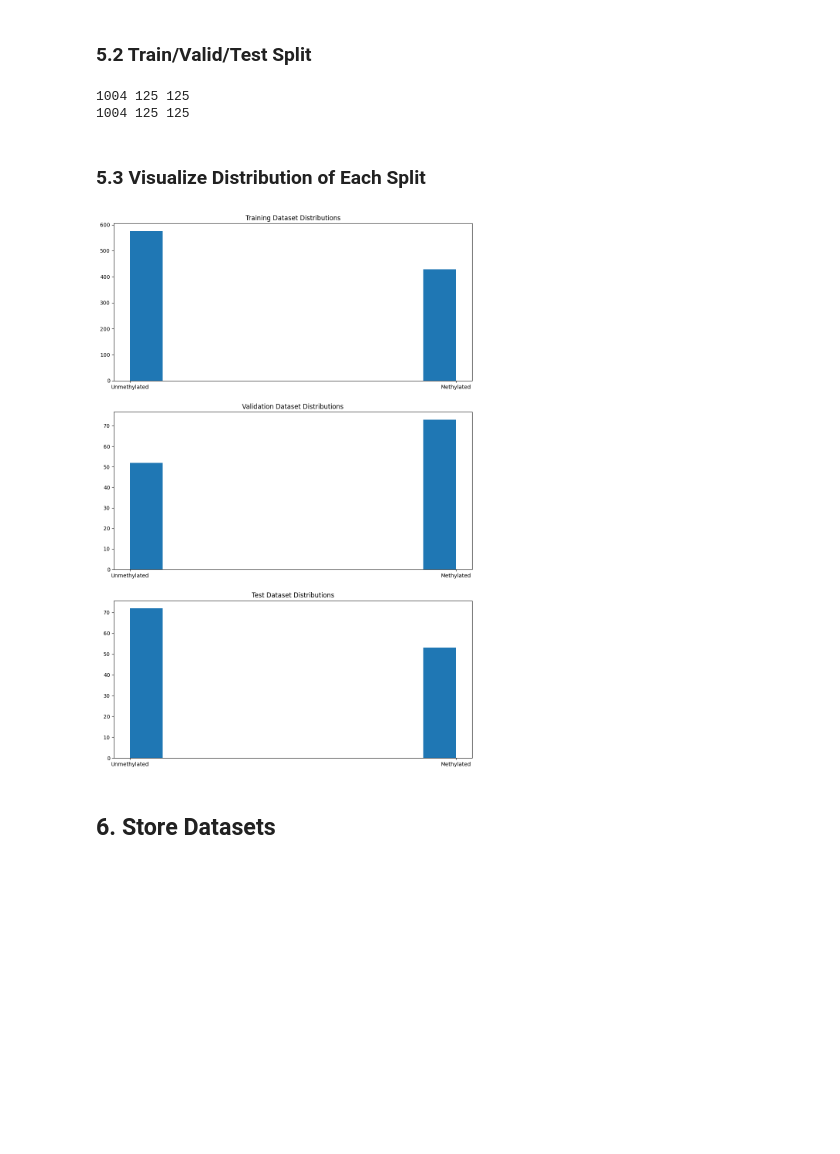
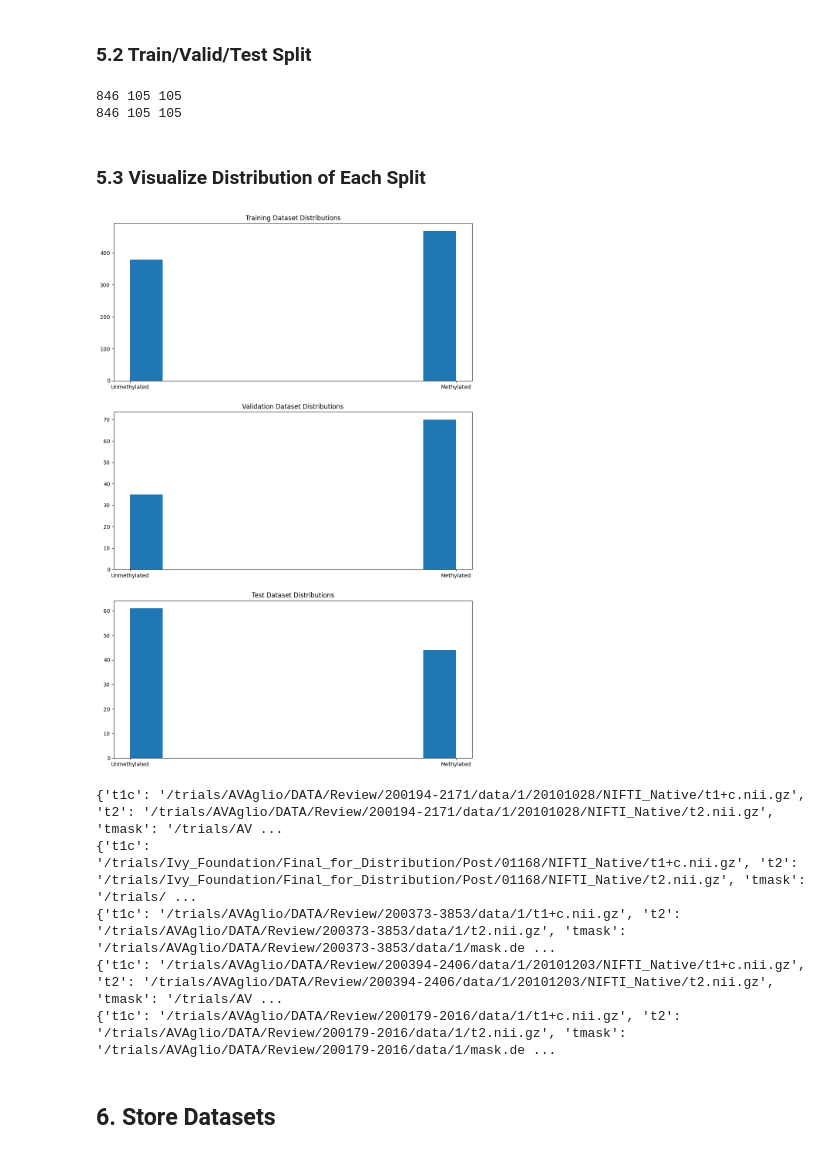
Before and after one commit to rizvi-ha/mgmt-classifier, a Jupyter notebook: CreateDataset.ipynb, the cells around one changed output. Drawn from its saved outputs; the diff is of its cells as text; code cells hidden in the pictures; blank space fills up the shorter version.

```diff
--- a/CreateDataset.ipynb
+++ b/CreateDataset.ipynb
@@ -90,21 +107,2 @@ for i in atlas_data.index:
 # %% [markdown]
 #### 2.3.2 Adding Labels and Image Paths to List
-# %%
-atlas_root = '/trials/Atlas_Concatenated/AVAglio'
-atlas_flair = []
-atlas_flair_mask = []
-atlas_mgmt = []
-
-for key in atlas_labels.keys():
-    flair_path = atlas_root + '/Flair/AVAglio-flair_' + "{:04d}".format(key) + '.nii.gz'
-    flair_mask_path = atlas_root + '/Flair_Masks/AVAglio-flairmask_' + "{:04d}".format(key) + '.nii.gz'
-
-    if (os.path.isfile(flair_path)) and (os.path.isfile(flair_mask_path)):
-        atlas_flair.append(flair_path)
-        atlas_flair_mask.append(flair_mask_path)
-        atlas_mgmt.append(atlas_labels[key])
-
-print(len(atlas_flair))
-
-assert(len(atlas_flair) == len(atlas_mgmt))
-assert(len(atlas_flair) == len(atlas_flair_mask))
@@ -113,8 +157,8 @@ assert(len(atlas_flair) == len(atlas_flair_mask))
 # %% [markdown]
 ## 3. Create Data Dictionaries
 # %%
-dataset_ivy = pd.DataFrame(np.column_stack([ivy_flair, ivy_flair_mask, ivy_mgmt]), columns=['Flair', 'Flair_Mask', 'MGMT'])
-dataset_atlas = pd.DataFrame(np.column_stack([atlas_flair, atlas_flair_mask, atlas_mgmt]), columns=['Flair', 'Flair_Mask', 'MGMT'])
+dataset_ivy = pd.DataFrame(np.column_stack([ivy_t1c, ivy_t2, ivy_mask, ivy_mgmt]), columns=['t1c', 't2', 'tmask', 'MGMT'])
+dataset_atlas = pd.DataFrame(np.column_stack([atlas_t1c, atlas_t2, atlas_mask, atlas_mgmt]), columns=['t1c', 't2', 'tmask', 'MGMT'])
 
 dataset_all = result = pd.concat([dataset_ivy, dataset_atlas])
 print("Initial list  size  All - "  + str(dataset_all.shape))
@@ -167,51 +211,59 @@ test_size = int(dataset_all.shape[0] * 0.1)
 print(train_size, valid_size, test_size)
 
 dictionary_train = [
-    {"Flair_Image": a, "Flair_Path": b, "Flair_Mask_Image": c, "Flair_Mask_Path": d, "MGMT": e}
-    for a, b, c, d, e in zip(dataset_all[:train_size].Flair, dataset_all[:train_size].Flair, dataset_all[:train_size].Flair_Mask, dataset_all[:train_size].Flair_Mask, dataset_all[:train_size].MGMT)
+    {"t1c": a, "t2": b, "tmask": c, "MGMT": d}
+    for a, b, c, d in zip(dataset_all[:train_size].t1c, dataset_all[:train_size].t2, dataset_all[:train_size].tmask, dataset_all[:train_size].MGMT)
 ]
 
 dictionary_valid = [
-    {"Flair_Image": a, "Flair_Path": b, "Flair_Mask_Image": c, "Flair_Mask_Path": d, "MGMT": e}
-    for a, b, c, d, e in zip(dataset_all[train_size:train_size+valid_size].Flair, dataset_all[train_size:train_size+valid_size].Flair, dataset_all[train_size:train_size+valid_size].Flair_Mask, dataset_all[train_size:train_size+valid_size].Flair_Mask, dataset_all[train_size:train_size+valid_size].MGMT)
+    {"t1c": a, "t2": b, "tmask": c, "MGMT": d}
+    for a, b, c, d in zip(dataset_all[train_size:train_size+valid_size].t1c, dataset_all[train_size:train_size+valid_size].t2, dataset_all[train_size:train_size+valid_size].tmask, dataset_all[train_size:train_size+valid_size].MGMT)
 ]
 
 dictionary_test = [
-    {"Flair_Image": a, "Flair_Path": b, "Flair_Mask_Image": c, "Flair_Mask_Path": d, "MGMT": e}
-    for a, b, c, d, e in zip(dataset_all[-test_size:].Flair, dataset_all[-test_size:].Flair, dataset_all[-test_size:].Flair_Mask, dataset_all[-test_size:].Flair_Mask, dataset_all[-test_size:].MGMT)
+    {"t1c": a, "t2": b, "tmask": c, "MGMT": d}
+    for a, b, c, d in zip(dataset_all[-test_size:].t1c, dataset_all[-test_size:].t2, dataset_all[-test_size:].tmask, dataset_all[-test_size:].MGMT)
 ]
 
 print(len(dictionary_train), len(dictionary_valid), len(dictionary_test))
 # %% [output]
-1004 125 125
-1004 125 125
+846 105 105
+846 105 105
 # %% [markdown]
 ### 5.3 Visualize Distribution of Each Split
 # %%
 bins = [0, 1]
 mgmt_status = ["Unmethylated", "Methylated"]
 
 
 plt.figure("distributions", (12,18))
 
 plt.subplot(3, 1, 1)
 plt.title("Training Dataset Distributions")
 plt.hist(dataset_all[:train_size].MGMT)
 plt.xticks(bins, labels=mgmt_status)
 
 plt.subplot(3, 1, 2)
 plt.title("Validation Dataset Distributions")
 plt.hist(dataset_all[train_size:train_size+valid_size].MGMT)
 plt.xticks(bins, labels=mgmt_status)
 
 plt.subplot(3, 1, 3)
 plt.title("Test Dataset Distributions")
 plt.hist(dataset_all[-test_size:].MGMT)
 plt.xticks(bins, labels=mgmt_status)
 
 plt.show()
+
+for i in range(5):
+    print(dictionary_valid[i])
 # %% [output]
-[figure, old version]
+[figure, new version]
+{'t1c': '/trials/AVAglio/DATA/Review/200194-2171/data/1/20101028/NIFTI_Native/t1+c.nii.gz', 't2': '/trials/AVAglio/DATA/Review/200194-2171/data/1/20101028/NIFTI_Native/t2.nii.gz', 'tmask': '/trials/AV ...
+{'t1c': '/trials/Ivy_Foundation/Final_for_Distribution/Post/01168/NIFTI_Native/t1+c.nii.gz', 't2': '/trials/Ivy_Foundation/Final_for_Distribution/Post/01168/NIFTI_Native/t2.nii.gz', 'tmask': '/trials/ ...
+{'t1c': '/trials/AVAglio/DATA/Review/200373-3853/data/1/t1+c.nii.gz', 't2': '/trials/AVAglio/DATA/Review/200373-3853/data/1/t2.nii.gz', 'tmask': '/trials/AVAglio/DATA/Review/200373-3853/data/1/mask.de ...
+{'t1c': '/trials/AVAglio/DATA/Review/200394-2406/data/1/20101203/NIFTI_Native/t1+c.nii.gz', 't2': '/trials/AVAglio/DATA/Review/200394-2406/data/1/20101203/NIFTI_Native/t2.nii.gz', 'tmask': '/trials/AV ...
+{'t1c': '/trials/AVAglio/DATA/Review/200179-2016/data/1/t1+c.nii.gz', 't2': '/trials/AVAglio/DATA/Review/200179-2016/data/1/t2.nii.gz', 'tmask': '/trials/AVAglio/DATA/Review/200179-2016/data/1/mask.de ...
 # %% [markdown]
 ## 6. Store Datasets
 # %%
```
Also changed, not shown: parts of 7 cells of this notebook, 1 other file.
